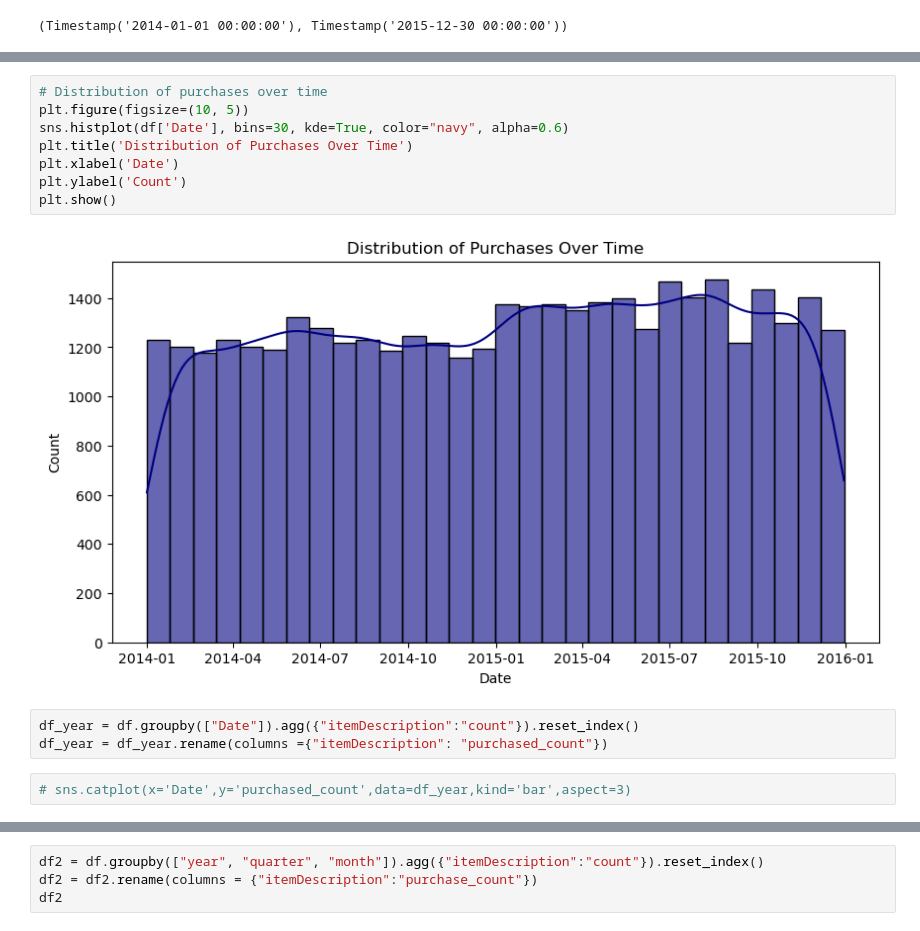
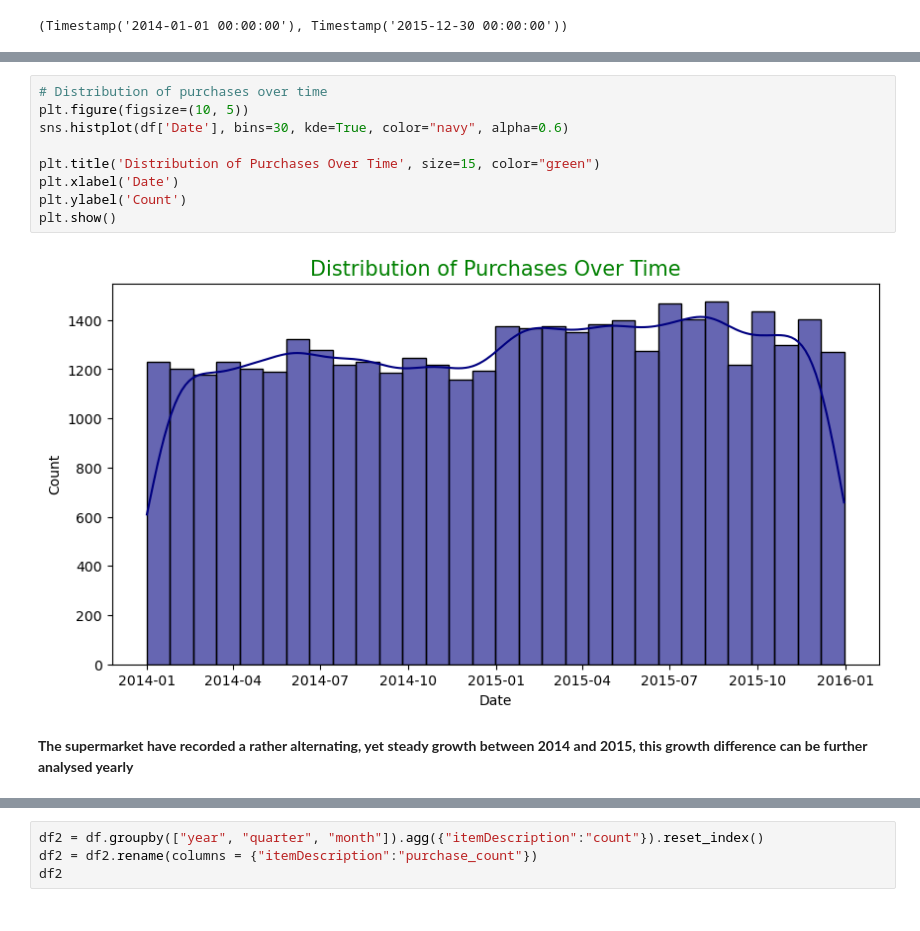
Before and after one commit to GraceOby/MarketBasketAnalysis, a Jupyter notebook: Market Basket Analysis/market_basket_analysis.ipynb, the cells around one changed output, grey strips where cells are left out. Saved outputs shown, nothing was run; the diff lists cells and outputs as text.

```diff
--- a/Market Basket Analysis/market_basket_analysis.ipynb
+++ b/Market Basket Analysis/market_basket_analysis.ipynb
@@ -161,15 +208,13 @@ plt.show()
 # %%
 # Distribution of purchases over time
 plt.figure(figsize=(10, 5))
 sns.histplot(df['Date'], bins=30, kde=True, color="navy", alpha=0.6)
-plt.title('Distribution of Purchases Over Time')
+
+plt.title('Distribution of Purchases Over Time', size=15, color="green")
 plt.xlabel('Date')
 plt.ylabel('Count')
 plt.show()
 # %% [output]
-[figure, old version]
+[figure, new version]
-# %%
-df_year = df.groupby(["Date"]).agg({"itemDescription":"count"}).reset_index()
-df_year = df_year.rename(columns ={"itemDescription": "purchased_count"})
-# %%
-# sns.catplot(x='Date',y='purchased_count',data=df_year,kind='bar',aspect=3)
+# %% [markdown]
+<b>The supermarket have recorded a rather alternating, yet steady growth between 2014 and 2015, this growth difference can be further analysed yearly</b>
```
Also changed, not shown: parts of 61 cells of this notebook, 2 other files.
